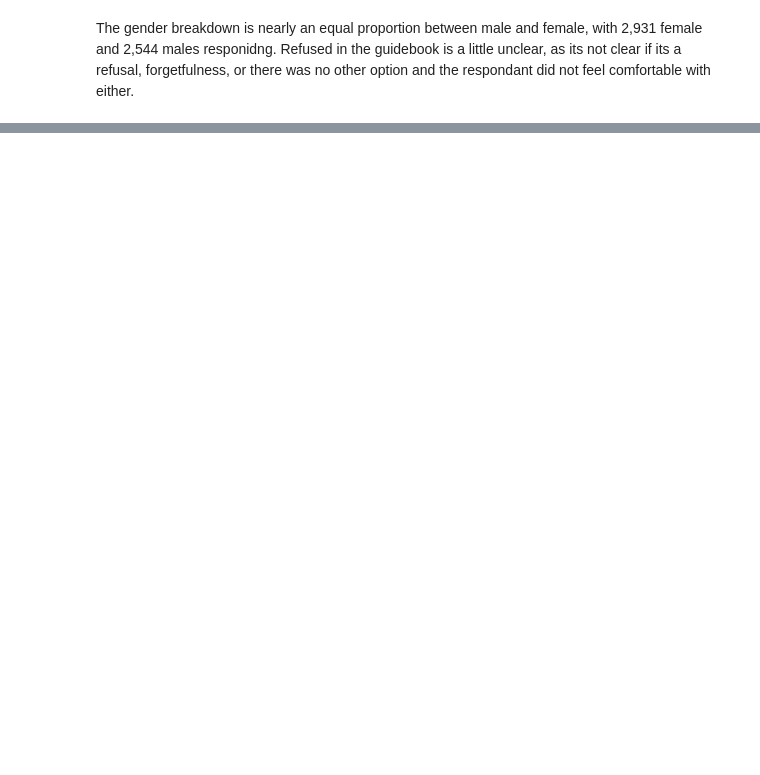
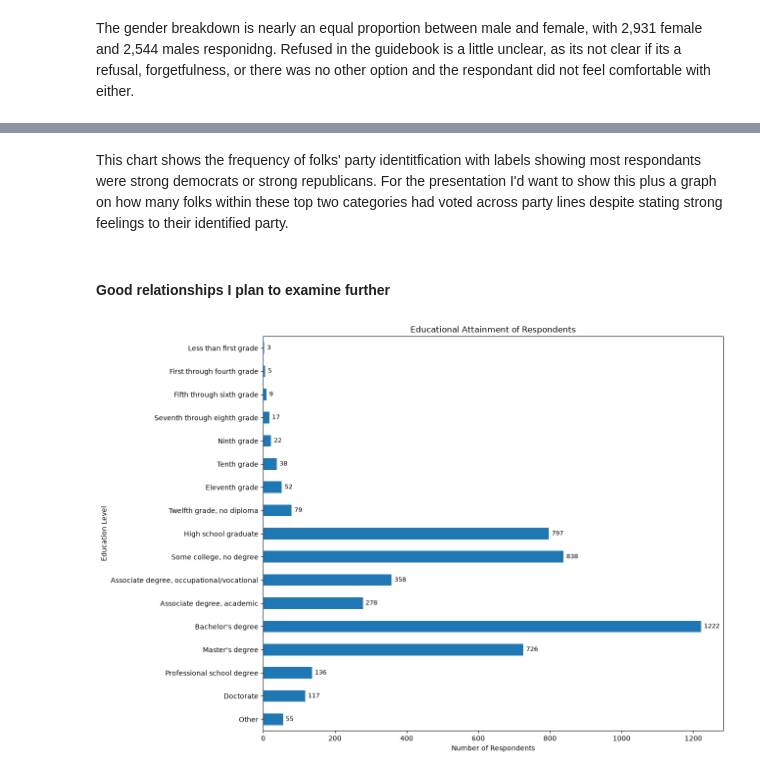
Before and after one commit to ii9643/CYOH-ii9643, a Jupyter notebook: cyoh_hw.ipynb, the cells around one changed output, grey strips where cells are left out. Drawn from its saved outputs; the diff is of its cells as text; code cells hidden in the pictures; blank space fills up the shorter version.

```diff
--- a/cyoh_hw.ipynb
+++ b/cyoh_hw.ipynb
@@ -307,0 +352,46 @@ Name: proportion, dtype: float64
+# %% [markdown]
+This chart shows the frequency of folks' party identitfication with labels showing most respondants were strong democrats or strong republicans. For the presentation I'd want to show this plus a graph on how many folks within these top two categories had voted across party lines despite stating strong feelings to their identified party.
+# %% [markdown]
+#### Good relationships I plan to examine further
+# %%
+
+education_order = [
+    "Less than first grade",
+    "First through fourth grade",
+    "Fifth through sixth grade",
+    "Seventh through eighth grade",
+    "Ninth grade",
+    "Tenth grade",
+    "Eleventh grade",
+    "Twelfth grade, no diploma",
+    "High school graduate",
+    "Some college, no degree",
+    "Associate degree, occupational/vocational",
+    "Associate degree, academic",
+    "Bachelor's degree",
+    "Master's degree",
+    "Professional school degree",
+    "Doctorate",
+    "Other"
+]
+
+education_counts = finalvoting["education"].value_counts().reindex(
+    education_order
+).dropna()
+
+ax = education_counts.plot(
+    kind="barh",
+    figsize=(13, 9),
+    title="Educational Attainment of Respondents"
+)
+
+for container in ax.containers:
+    ax.bar_label(container, fmt="%.0f", padding=4, fontsize=9)
+
+plt.xlabel("Number of Respondents")
+plt.ylabel("Education Level")
+plt.gca().invert_yaxis()
+plt.tight_layout()
+plt.show()
+# %% [output]
+[figure, added]
```
Also changed, not shown: parts of 21 cells of this notebook.
